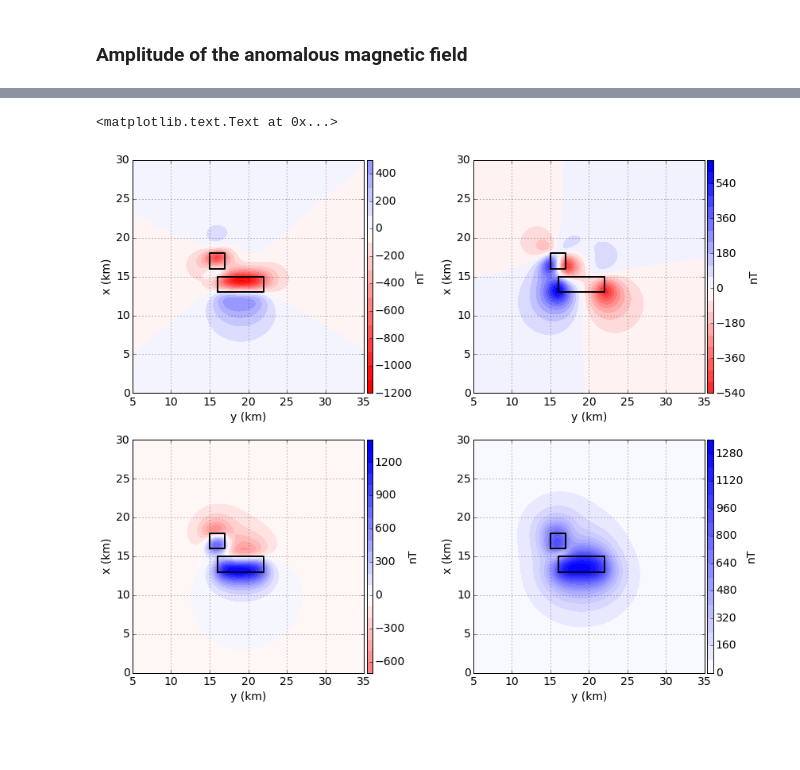
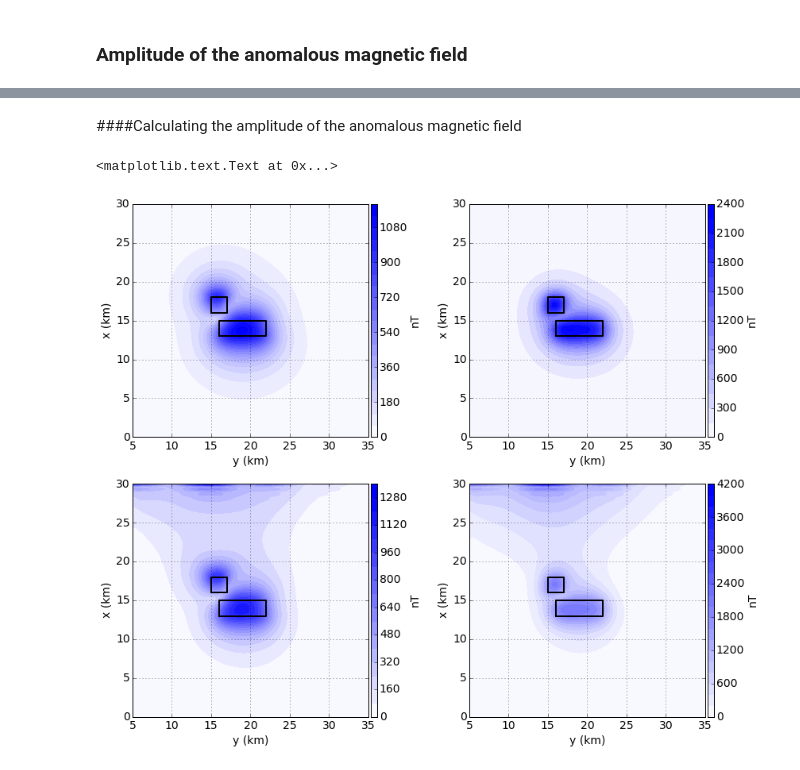
Before and after one commit to mtoqeerpk/Magnetic-amplitude, a Jupyter notebook: notebooks/magnetic_amplitude.ipynb, the cells around one changed output, grey strips where cells are left out. Saved outputs shown, nothing was run; the diff lists cells and outputs as text; code cells hidden in the pictures; blank space fills up the shorter version.

Commit message:
estimating the amplitude of B via equivalent layer

```diff
--- a/notebooks/magnetic_amplitude.ipynb
+++ b/notebooks/magnetic_amplitude.ipynb
@@ -143,0 +313,3 @@ for i in range(len(ms)):
+# %%
+solvers = [(misfits[0] + (10**-20)*regul).fit(),
+           (misfits[1] + (10**-20)*regul).fit()]
@@ -143,0 +319,6 @@ for i in range(len(ms)):
+# %%
+#layers[0].addprop('magnetization',ang2vec(solvers[0].estimate_, incs[0], decs[0]))
+#layers[1].addprop('magnetization',ang2vec(solvers[1].estimate_, incs[1], decs[1]))
+
+layers[0].addprop('magnetization', ang2vec(solvers[0].estimate_, inc, dec))
+layers[1].addprop('magnetization', ang2vec(solvers[1].estimate_, inc, dec))
@@ -144,12 +396,23 @@ for i in range(len(ms)):
+# %% [markdown]
+####Calculating the amplitude of the anomalous magnetic field
+# %%
+Bx_pre = [] # x component of the magnetic induction
+By_pre = [] # y component of the magnetic induction
+Bz_pre = [] # z component of the magnetic induction
+Amp_pre = [] # amplitude of the anomalous magnetic field
+for i in range(len(ms)):
+    Bx_pre.append(sphere.bx(xp,yp,zp,layers[i]))
+    By_pre.append(sphere.by(xp,yp,zp,layers[i]))
+    Bz_pre.append(sphere.bz(xp,yp,zp,layers[i]))
+    Amp_pre.append(np.sqrt(Bx_pre[i]**2 + By_pre[i]**2 + Bz_pre[i]**2))
 # %%
-mpl.close('all')
 mpl.figure(figsize=(12, 10), tight_layout=True)
 mpl.axis('scaled')
 
 mpl.subplot(2,2,1)
-ranges = np.abs([Bx.max(), Bx.min()]).max()
-mpl.contourf(yp, xp, Bx, shape, 20, cmap=mpl.cm.bwr_r,
-            vmin=-ranges, vmax=ranges)
+ranges = np.abs([Amp[0].max(), Amp[0].min()]).max()
+mpl.contourf(yp, xp, Amp[0], shape, 20, cmap=mpl.cm.bwr_r,
+             vmin=-ranges, vmax=ranges)
 mpl.colorbar(pad=0.01, aspect=40, shrink=1.0).set_label('nT')
 for i, sq in enumerate(model_projection):
     mpl.square(sq, linewidth=2.0, xy2ne=True)
@@ -159,40 +422,40 @@ mpl.xlabel('y (km)')
 mpl.ylabel('x (km)')
 
 mpl.subplot(2,2,2)
-ranges = np.abs([By.max(), By.min()]).max()
-mpl.contourf(yp, xp, By, shape, 20, cmap=mpl.cm.bwr_r,
-            vmin=-ranges, vmax=ranges)
+ranges = np.abs([Amp[1].max(), Amp[1].min()]).max()
+mpl.contourf(yp, xp, Amp[1], shape, 20, cmap=mpl.cm.bwr_r,
+             vmin=-ranges, vmax=ranges)
 mpl.colorbar(pad=0.01, aspect=40, shrink=1.0).set_label('nT')
 for i, sq in enumerate(model_projection):
     mpl.square(sq, linewidth=2.0, xy2ne=True)
 mpl.m2km()
 mpl.grid()
 mpl.xlabel('y (km)')
 mpl.ylabel('x (km)')
 
 mpl.subplot(2,2,3)
-ranges = np.abs([Bz.max(), Bz.min()]).max()
-mpl.contourf(yp, xp, Bz, shape, 20, cmap=mpl.cm.bwr_r,
-            vmin=-ranges, vmax=ranges)
+ranges = np.abs([Amp_pre[0].max(), Amp_pre[0].min()]).max()
+mpl.contourf(yp, xp, Amp_pre[0], shape, 20, cmap=mpl.cm.bwr_r,
+             vmin=-ranges, vmax=ranges)
 mpl.colorbar(pad=0.01, aspect=40, shrink=1.0).set_label('nT')
 for i, sq in enumerate(model_projection):
     mpl.square(sq, linewidth=2.0, xy2ne=True)
 mpl.m2km()
 mpl.grid()
 mpl.xlabel('y (km)')
 mpl.ylabel('x (km)')
 
 mpl.subplot(2,2,4)
-ranges = np.abs([Amp.max(), Amp.min()]).max()
-mpl.contourf(yp, xp, Amp, shape, 20, cmap=mpl.cm.bwr_r,
-            vmin=-ranges, vmax=ranges)
+ranges = np.abs([Amp_pre[1].max(), Amp_pre[1].min()]).max()
+mpl.contourf(yp, xp, Amp_pre[1], shape, 20, cmap=mpl.cm.bwr_r,
+             vmin=-ranges, vmax=ranges)
 mpl.colorbar(pad=0.01, aspect=40, shrink=1.0).set_label('nT')
 for i, sq in enumerate(model_projection):
     mpl.square(sq, linewidth=2.0, xy2ne=True)
 mpl.m2km()
 mpl.grid()
 mpl.xlabel('y (km)')
 mpl.ylabel('x (km)')
 # %% [output]
 <matplotlib.text.Text at 0x...>
-[figure, old version]
+[figure, new version]
```
Also changed, not shown: parts of 23 cells of this notebook.
